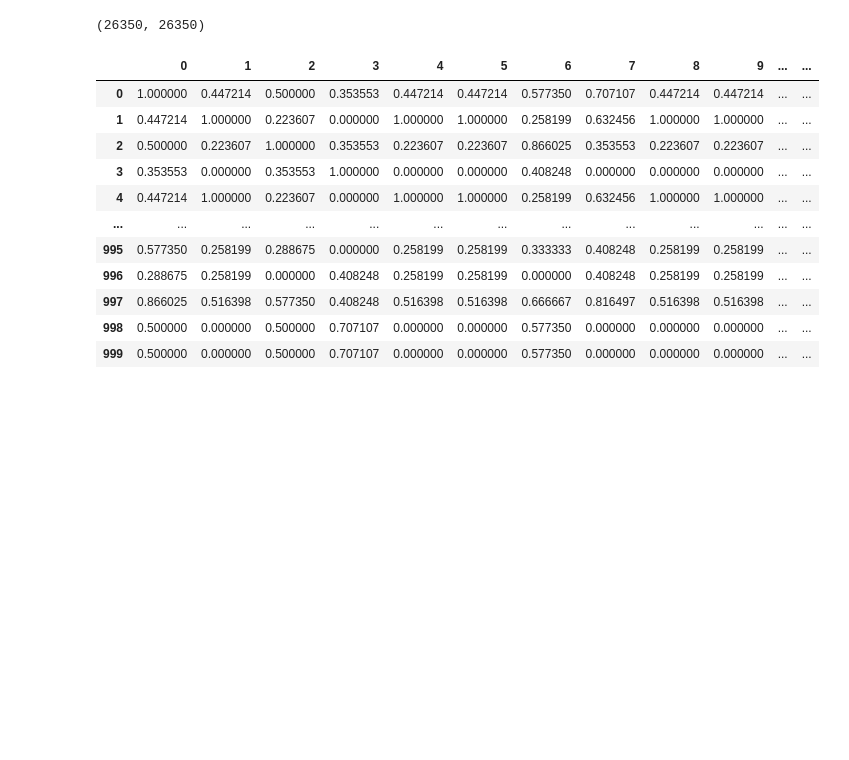
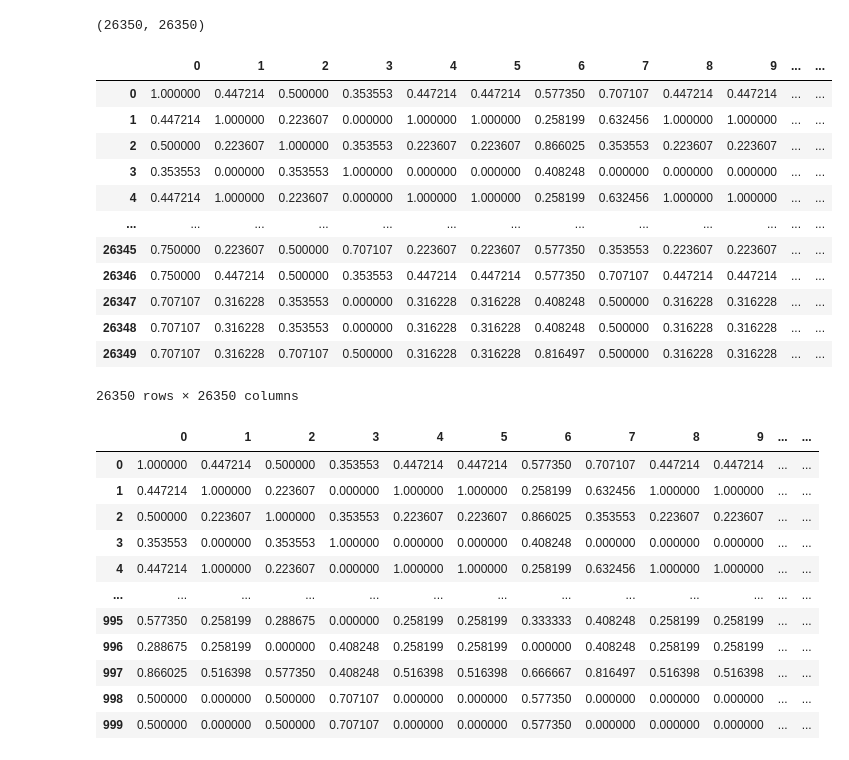
Before and after one commit to gferreira1205/Proy.-Data-Analyst-1, a Jupyter notebook: JupyterNotebooks/Modelo Recomendacion.ipynb, the cells around one changed output. Cells and saved outputs as stored; diff of their text form; code cells hidden in the pictures; blank space fills up the shorter version.

```diff
--- a/JupyterNotebooks/Modelo Recomendacion.ipynb
+++ b/JupyterNotebooks/Modelo Recomendacion.ipynb
@@ -138,6 +138,22 @@ similitudes.shape
 (26350, 26350)
 # %%
 similitudes = pd.DataFrame(similitudes)
+# %%
+similitudes
+# %% [output]
+|  | 0 | 1 | 2 | 3 | 4 | 5 | 6 | 7 | 8 | 9 | ... | ... |
+| 0 | 1.000000 | 0.447214 | 0.500000 | 0.353553 | 0.447214 | 0.447214 | 0.577350 | 0.707107 | 0.447214 | 0.447214 | ... | ... |
+| 1 | 0.447214 | 1.000000 | 0.223607 | 0.000000 | 1.000000 | 1.000000 | 0.258199 | 0.632456 | 1.000000 | 1.000000 | ... | ... |
+| 2 | 0.500000 | 0.223607 | 1.000000 | 0.353553 | 0.223607 | 0.223607 | 0.866025 | 0.353553 | 0.223607 | 0.223607 | ... | ... |
+| 3 | 0.353553 | 0.000000 | 0.353553 | 1.000000 | 0.000000 | 0.000000 | 0.408248 | 0.000000 | 0.000000 | 0.000000 | ... | ... |
+| 4 | 0.447214 | 1.000000 | 0.223607 | 0.000000 | 1.000000 | 1.000000 | 0.258199 | 0.632456 | 1.000000 | 1.000000 | ... | ... |
+| ... | ... | ... | ... | ... | ... | ... | ... | ... | ... | ... | ... | ... |
+| 26345 | 0.750000 | 0.223607 | 0.500000 | 0.707107 | 0.223607 | 0.223607 | 0.577350 | 0.353553 | 0.223607 | 0.223607 | ... | ... |
+| 26346 | 0.750000 | 0.447214 | 0.500000 | 0.353553 | 0.447214 | 0.447214 | 0.577350 | 0.707107 | 0.447214 | 0.447214 | ... | ... |
+| 26347 | 0.707107 | 0.316228 | 0.353553 | 0.000000 | 0.316228 | 0.316228 | 0.408248 | 0.500000 | 0.316228 | 0.316228 | ... | ... |
+| 26348 | 0.707107 | 0.316228 | 0.353553 | 0.000000 | 0.316228 | 0.316228 | 0.408248 | 0.500000 | 0.316228 | 0.316228 | ... | ... |
+| 26349 | 0.707107 | 0.316228 | 0.707107 | 0.500000 | 0.316228 | 0.316228 | 0.816497 | 0.500000 | 0.316228 | 0.316228 | ... | ... |
+26350 rows × 26350 columns
 # %%
 similitudes_recortadas = similitudes.iloc[:1000, :1000]
 # %%
```
Also changed, not shown: 3 other files.
